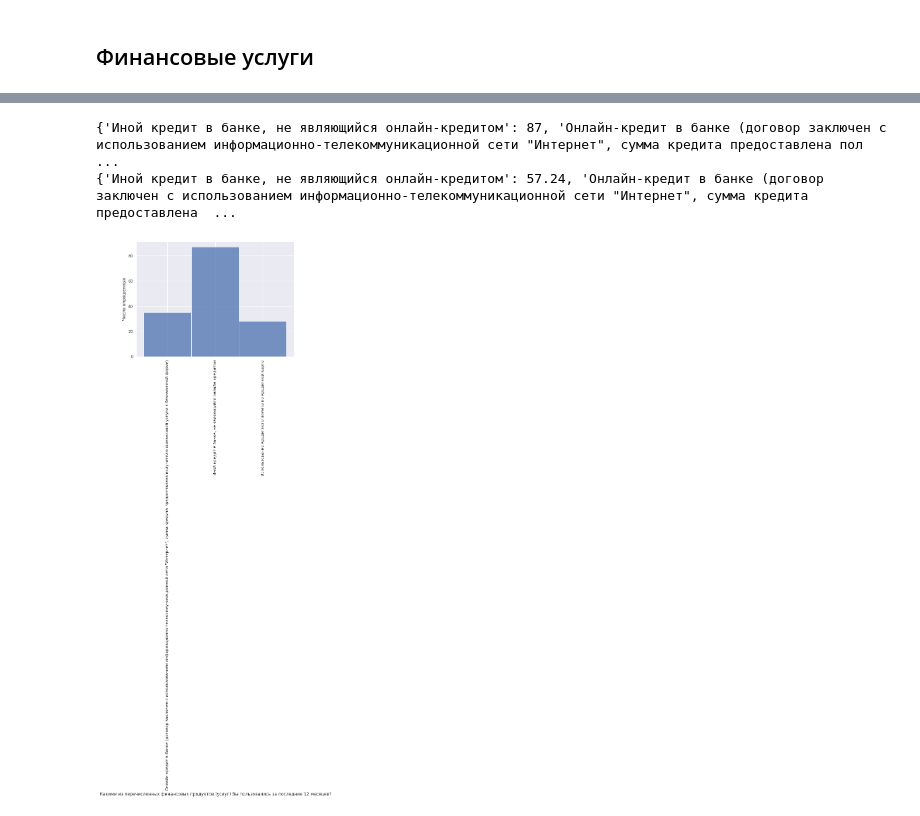
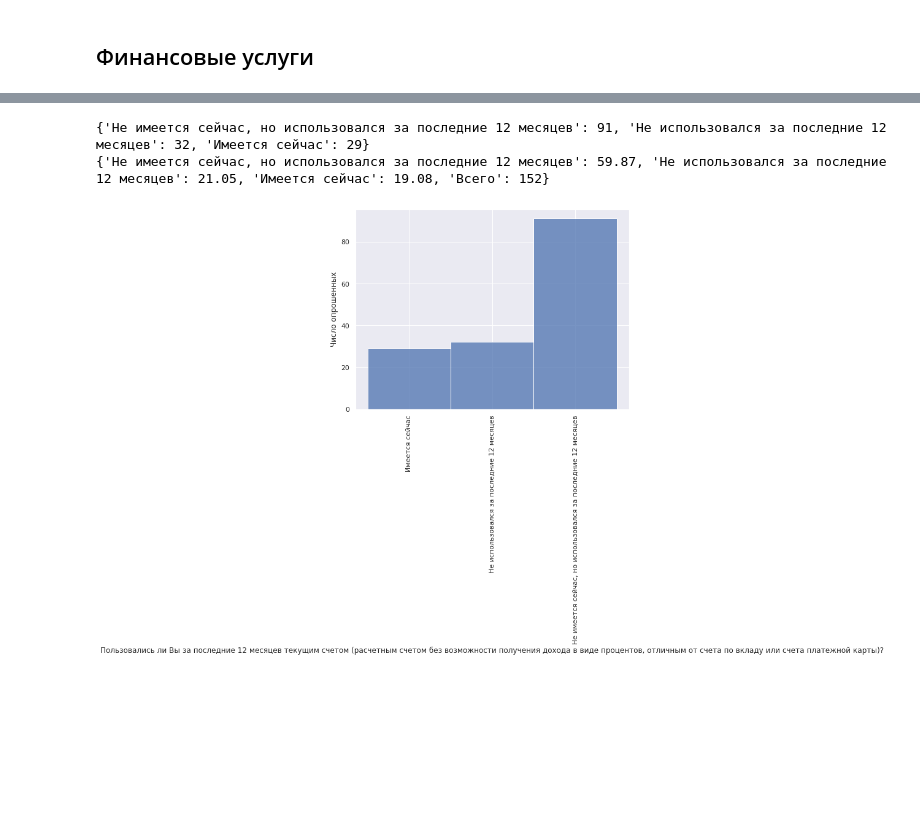
Before and after one commit to Segrey372017/CompetitiveReport, a Jupyter notebook: consumer_poll_2021.ipynb, the cells around one changed output, grey strips where cells are left out. Cells and saved outputs as stored; diff of their text form; code cells hidden in the pictures; blank space fills up the shorter version.

```diff
--- a/consumer_poll_2021.ipynb
+++ b/consumer_poll_2021.ipynb
@@ -602,14 +621,14 @@ display(HTML(html_str))
 # %%
 # Пользовались ли Вы за последние 12 месяцев текущим счетом
-current = dict(Counter(kin_data.iloc[:, 316]).most_common())
+current = dict(Counter(kin_data.iloc[:, 323]).most_common())
 print(current)
 print(calc_percent(current))
 # %% [output]
-{'Иной кредит в банке, не являющийся онлайн-кредитом': 87, 'Онлайн-кредит в банке (договор заключен с использованием информационно-телекоммуникационной сети "Интернет", сумма кредита предоставлена пол ...
-{'Иной кредит в банке, не являющийся онлайн-кредитом': 57.24, 'Онлайн-кредит в банке (договор заключен с использованием информационно-телекоммуникационной сети "Интернет", сумма кредита предоставлена  ...
+{'Не имеется сейчас, но использовался за последние 12 месяцев': 91, 'Не использовался за последние 12 месяцев': 32, 'Имеется сейчас': 29}
+{'Не имеется сейчас, но использовался за последние 12 месяцев': 59.87, 'Не использовался за последние 12 месяцев': 21.05, 'Имеется сейчас': 19.08, 'Всего': 152}
 # %%
-make_hist(kin_data.iloc[:, 316])
+make_hist(kin_data.iloc[:, 323])
 # %% [output]
-[figure, old version]
+[figure, new version]
 # %%
 # Пользовались ли Вы следующими типами дистанционного доступа к банковскому счету
```
Also changed, not shown: parts of 51 cells of this notebook.
